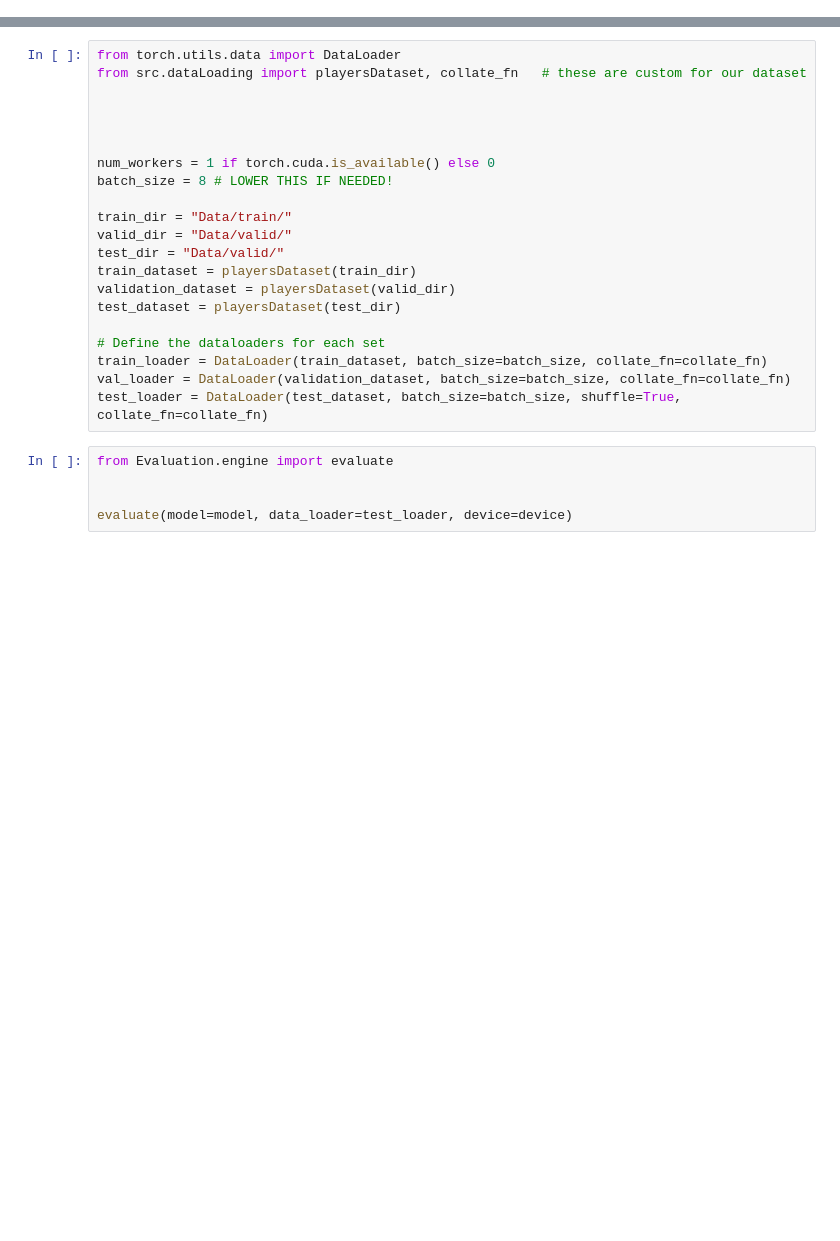
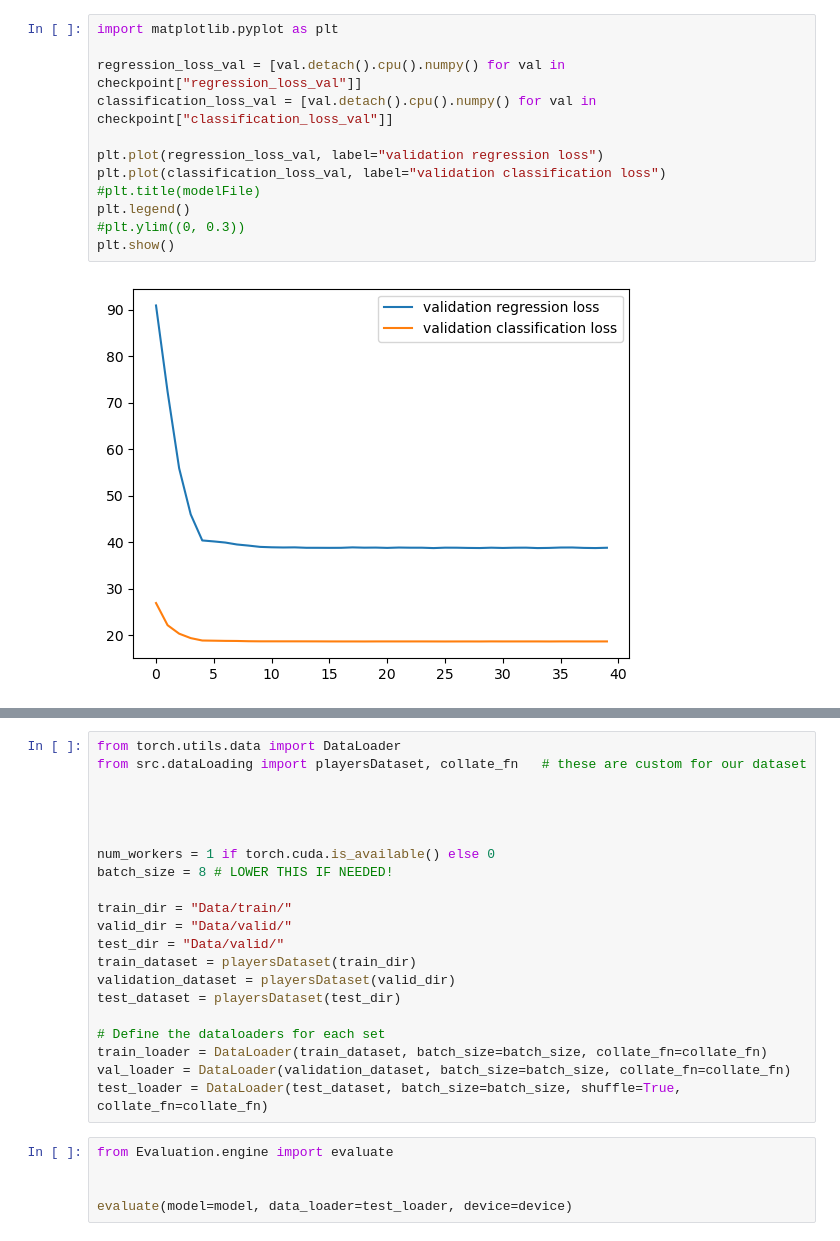
Before and after one commit to daniel-macrae/DeepLearning-2023, a Jupyter notebook: quickModelEvaluation.ipynb, the cells around one changed output, grey strips where cells are left out. Cells and saved outputs as stored; diff of their text form; blank space fills up the shorter version.

```diff
--- a/quickModelEvaluation.ipynb
+++ b/quickModelEvaluation.ipynb
@@ -41 +67,15 @@ plt.show()
+# %%
+import matplotlib.pyplot as plt
+
+regression_loss_val = [val.detach().cpu().numpy() for val in checkpoint["regression_loss_val"]]
+classification_loss_val = [val.detach().cpu().numpy() for val in checkpoint["classification_loss_val"]]
+
+plt.plot(regression_loss_val, label="validation regression loss")
+plt.plot(classification_loss_val, label="validation classification loss")
+#plt.title(modelFile)
+plt.legend()
+#plt.ylim((0, 0.3))
+plt.show()
+# %% [output]
+[figure, added]
 # %%
```
Also changed, not shown: parts of 7 cells of this notebook.
